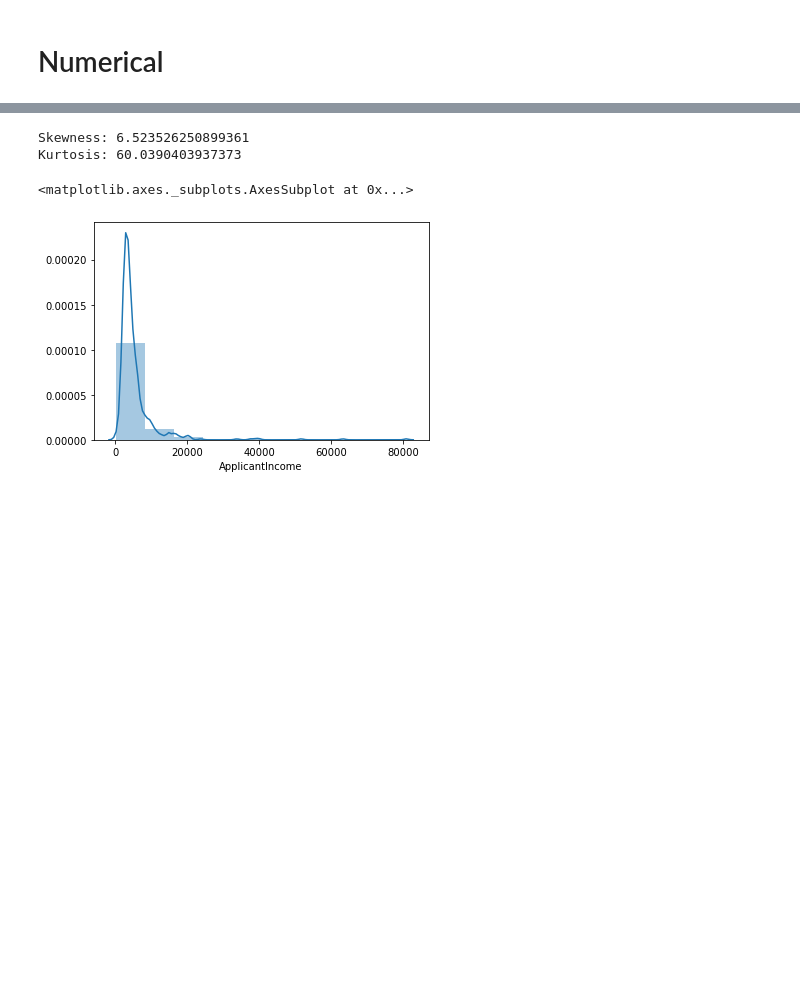
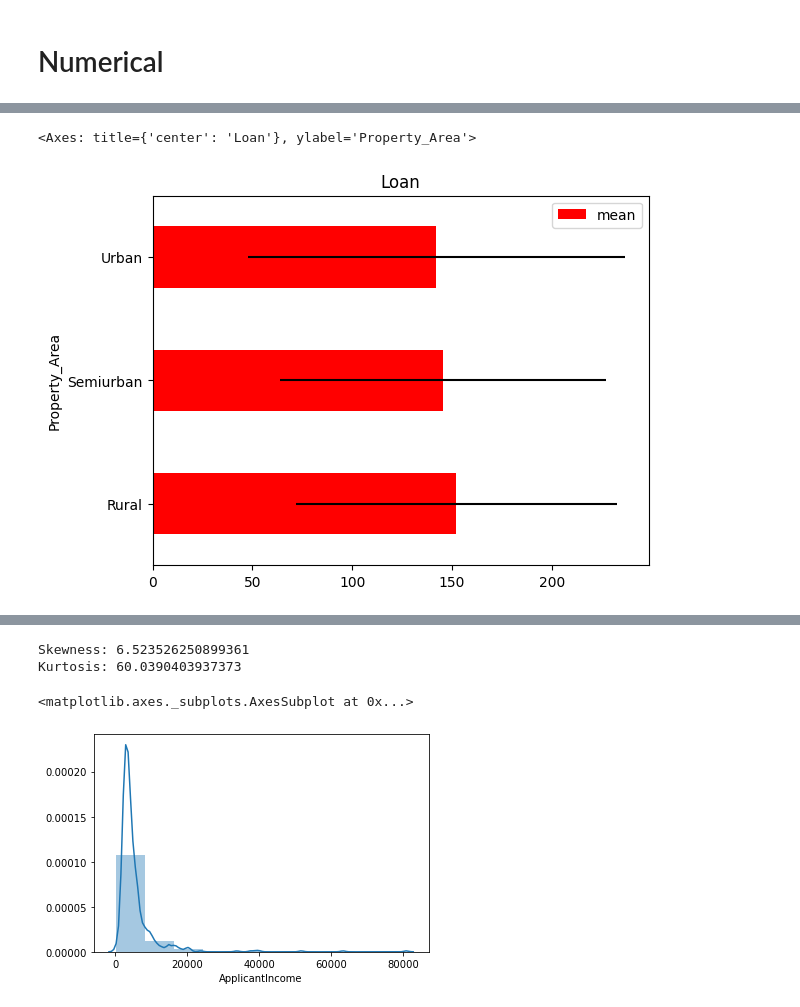
Before and after one commit to EdwinVivek/ML-hands-on-notebooks, a Jupyter notebook: Exploration and Preprocessing/exploration_techniques.ipynb, the cells around one changed output, grey strips where cells are left out. Drawn from its saved outputs; the diff is of its cells as text; code cells hidden in the pictures; blank space fills up the shorter version.

```diff
--- a/Exploration and Preprocessing/exploration_techniques.ipynb
+++ b/Exploration and Preprocessing/exploration_techniques.ipynb
@@ -50,3 +72,10 @@ loan.describe(include='all')
+# %%
+#plot mean and std
+data = loan.groupby('Property_Area')['LoanAmount'].agg([np.mean, np.std])
+data.plot(kind = "barh", y = "mean", xerr = "std", title = "Loan", color='red')
+# %% [output]
+<Axes: title={'center': 'Loan'}, ylabel='Property_Area'>
+[figure, added]
 # %%
 #null count
 print(loan['LoanAmount'].isnull().value_counts())
```
Also changed, not shown: parts of 13 cells of this notebook, 18 other files.
